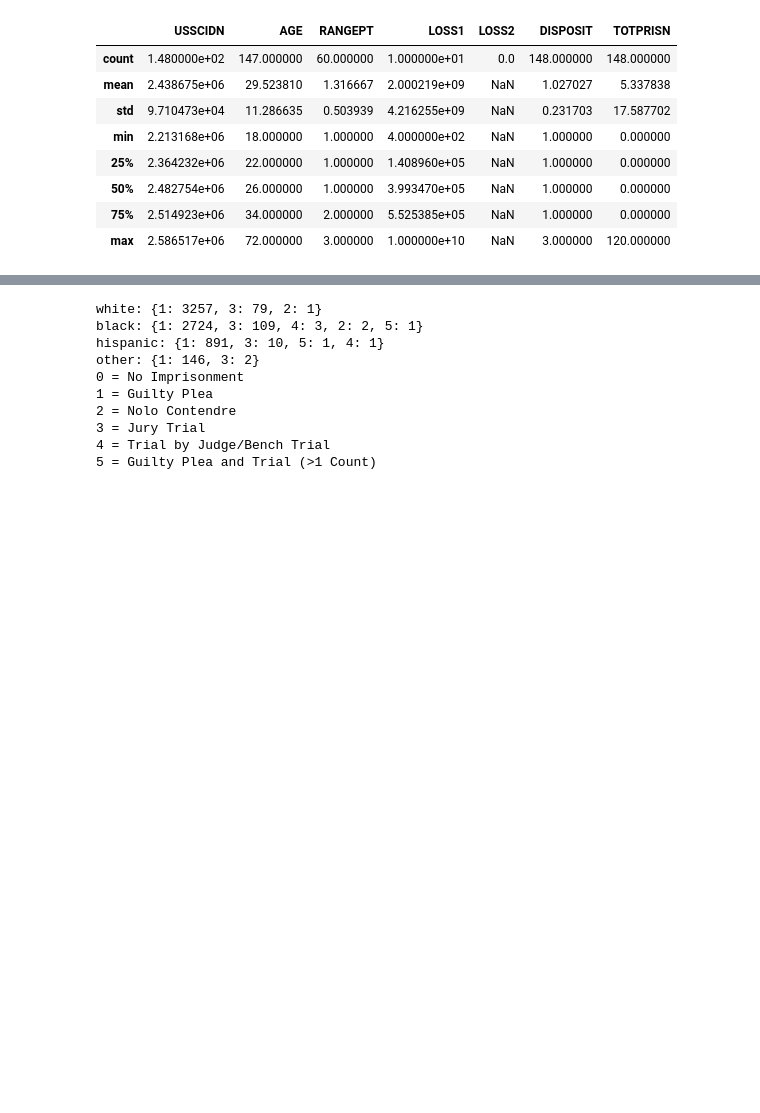
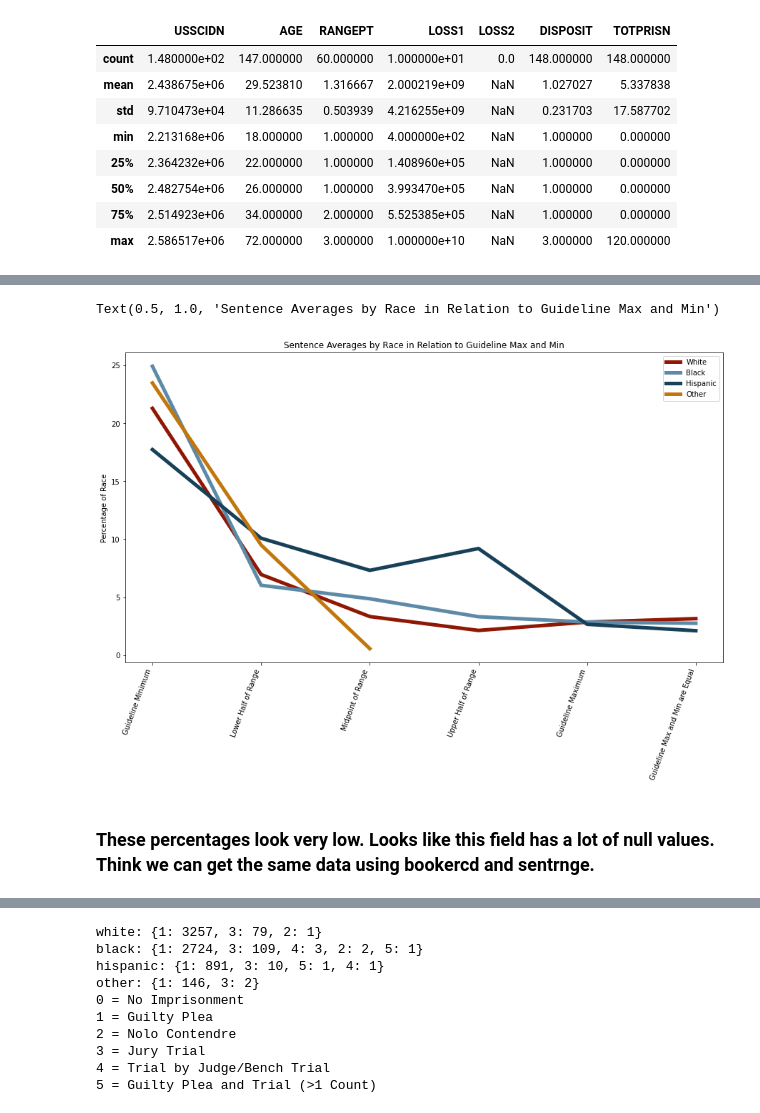
Before and after one commit to jenwhitson/sentencing_project, a Jupyter notebook: notebooks/individual_offender_eda.ipynb, the cells around one changed output, grey strips where cells are left out. Drawn from its saved outputs; the diff is of its cells as text; code cells hidden in the pictures; blank space fills up the shorter version.

```diff
--- a/notebooks/individual_offender_eda.ipynb
+++ b/notebooks/individual_offender_eda.ipynb
@@ -839,3 +847,8 @@ newrace
+# %%
+total_white = 3337
+total_black = 2839
+total_hispanic = 903
+total_other = 179
 # %%
 newrace = {'White': 3337, 'Black': 2839, 'Hispanic': 903, 'Other': 50}
 newrace = dict(sorted(newrace.items(), key = lambda item: item[1]))
@@ -1498,0 +1530,38 @@ other: {1.0: 42, 2.0: 17, 3.0: 1}
+# %%
+white_rangept_perc = {'Guideline Minimum': 710*100/total_white,
+                 'Lower Half of Range': 232*100/total_white,
+                 'Midpoint of Range': 111*100/total_white,
+                 'Upper Half of Range': 71*100/total_white,
+                 'Guideline Maximum': 95*100/total_white,
+                 'Guideline Max and Min are Equal': 105*100/total_white}
+black_rangept_perc = {'Guideline Minimum': 707*100/total_black,
+                 'Lower Half of Range': 171*100/total_black,
+                 'Midpoint of Range': 138*100/total_black,
+                 'Upper Half of Range': 94*100/total_black,
+                 'Guideline Maximum': 81*100/total_black,
+                 'Guideline Max and Min are Equal': 78*100/total_black}
+hispanic_rangept_perc = {'Guideline Minimum': 160*100/total_hispanic,
+                 'Lower Half of Range': 91*100/total_hispanic,
+                 'Midpoint of Range': 66*100/total_hispanic,
+                 'Upper Half of Range': 83*100/total_hispanic,
+                 'Guideline Maximum': 24*100/total_hispanic,
+                 'Guideline Max and Min are Equal': 19*100/total_hispanic}
+other_rangept_perc = {'Guideline Minimum': 42*100/total_other,
+                 'Lower Half of Range': 17*100/total_other,
+                 'Midpoint of Range': 1*100/total_other
+                     }
+# %%
+plt.figure(figsize = (15, 8))
+plt.plot(white_rangept_perc.keys(), white_rangept_perc.values(), color = '#8F1703', label = 'White', linewidth = 5)
+plt.plot(black_rangept_perc.keys(), black_rangept_perc.values(), color = '#5D8AA6', label = 'Black', linewidth = 5)
+plt.plot(hispanic_rangept_perc.keys(), hispanic_rangept_perc.values(), color = '#184059', label = 'Hispanic', linewidth = 5)
+plt.plot(other_rangept_perc.keys(), other_rangept_perc.values(), color = '#C2770C', label = 'Other', linewidth = 5)
+plt.legend()
+plt.xticks(rotation = 70, horizontalalignment = 'right')
+plt.ylabel('Percentage of Race')
+plt.title('Sentence Averages by Race in Relation to Guideline Max and Min')
+# %% [output]
+Text(0.5, 1.0, 'Sentence Averages by Race in Relation to Guideline Max and Min')
+[figure, added]
+# %% [markdown]
+### These percentages look very low. Looks like this field has a lot of null values. Think we can get the same data using bookercd and sentrnge.
```
Also changed, not shown: parts of 33 cells of this notebook.
